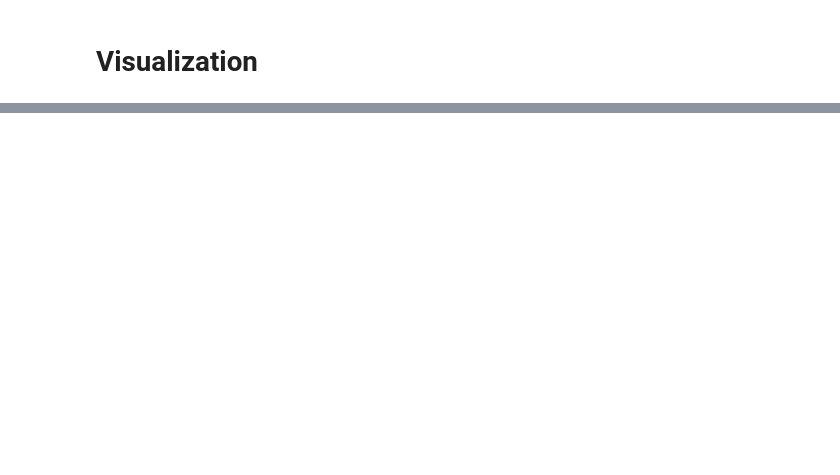
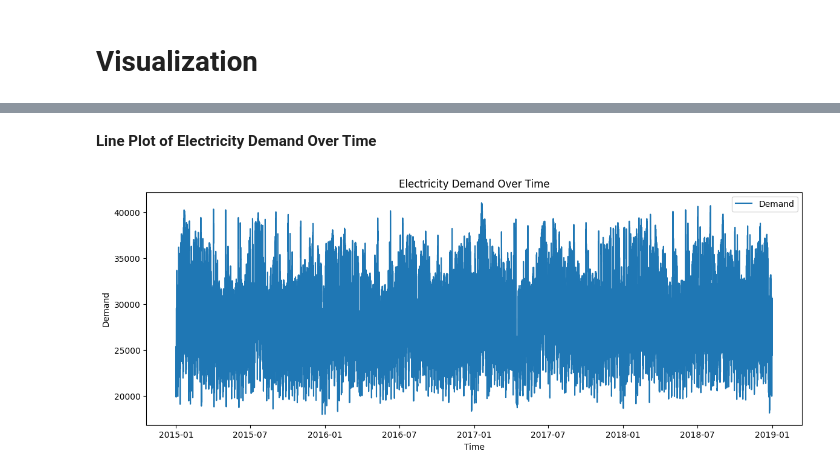
Before and after one commit to BrightonAnthony/Electricity-Demand-and-Price-Forecasting, a Jupyter notebook: Brighton/Electricity_Demand_Forecasting.ipynb, the cells around one changed output, grey strips where cells are left out. Saved outputs shown, nothing was run; the diff lists cells and outputs as text; code cells hidden in the pictures; blank space fills up the shorter version.

```diff
--- a/Brighton/Electricity_Demand_Forecasting.ipynb
+++ b/Brighton/Electricity_Demand_Forecasting.ipynb
@@ -380,0 +425,12 @@ plt.show()
+# %% [markdown]
+**Line Plot of Electricity Demand Over Time**
+# %%
+plt.figure(figsize=(14, 5))
+plt.plot(merged_df['time'], merged_df['total load actual'], label='Demand')
+plt.xlabel('Time')
+plt.ylabel('Demand')
+plt.title('Electricity Demand Over Time')
+plt.legend()
+plt.show()
+# %% [output]
+[figure, added]
```
Also changed, not shown: parts of 93 cells of this notebook, 1 other file.
